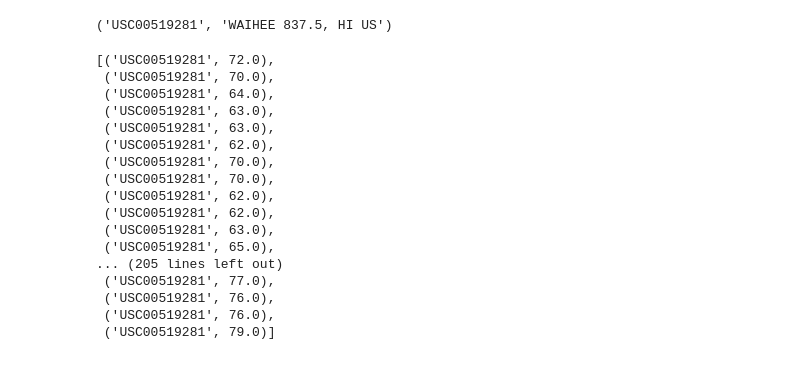
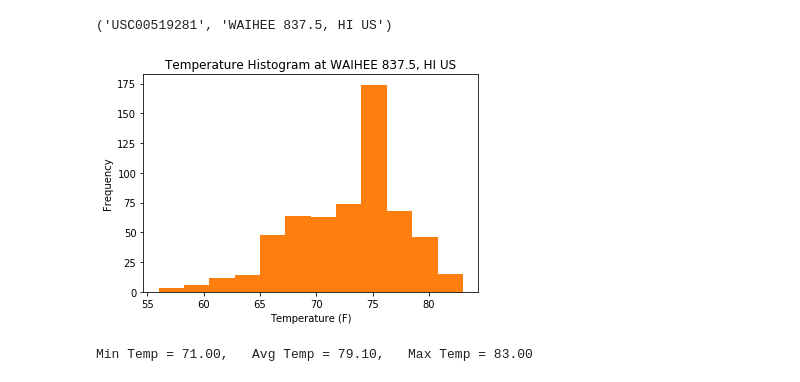
Before and after one commit to ptendolkar1/Advanced_Data_Storage_-_Retrieval_HW, a Jupyter notebook: climate_analysis1.ipynb, the cells around one changed output. Saved outputs shown, nothing was run; the diff lists cells and outputs as text; code cells hidden in the pictures.

Commit message:
more analysis problems solved

```diff
--- a/climate_analysis1.ipynb
+++ b/climate_analysis1.ipynb
@@ -131,29 +132,40 @@ max_stations_activity
 # %%
 # Query to retrieve the last 12 months of temperature observation data (tobs).
 
-# sel = [Stations.name, func.count(Measurements.tobs)]
-# tobs12_data = session.query(*sel).filter(func.strftime("%YY/%m/%d", Measurements.date) >= "2017/01/05").filter(Stations.station == 'USC00519281')
-#.group_by(func.strftime("%m", Measurements.date));
-#order_by(func.count(Measurements.tobs).desc()).all()
+tobs12_data = session.query(Measurements.station, Measurements.tobs).\
+filter(Measurements.station == max_stations_activity[0]).filter(func.strftime("%YY/%m/%d", Measurements.date)>= "2016-01-01").all()
 
-tobs12_data = session.query(Measurements.station, Measurements.tobs).\
-filter((Measurements.station == max_stations_activity[0]), func.strftime("%YY/%m/%d", Measurements.date) >= "2017/01/05").all()
-tobs12_data
+temps = [x[1] for x in tobs12_data]
+plt.hist(temps, bins=12)
+plt.xlabel("Temperature (F)")
+plt.ylabel("Frequency")
+plt.title("Temperature Histogram at %s" % (max_stations_activity[1]))
+plt.show()
 # %% [output]
-[('USC00519281', 72.0),
- ('USC00519281', 70.0),
- ('USC00519281', 64.0),
- ('USC00519281', 63.0),
- ('USC00519281', 63.0),
- ('USC00519281', 62.0),
- ('USC00519281', 70.0),
- ('USC00519281', 70.0),
- ('USC00519281', 62.0),
- ('USC00519281', 62.0),
- ('USC00519281', 63.0),
- ('USC00519281', 65.0),
-... (205 lines left out)
- ('USC00519281', 77.0),
- ('USC00519281', 76.0),
- ('USC00519281', 76.0),
- ('USC00519281', 79.0)]
+[figure, added]
+# %%
+# TEMPERATURE ANALYSIS
+
+# Write a function called `calc_temps` that will accept start date and end date in the format '%Y-%m-%d'
+# and return the minimum, average, and maximum temperatures for that range of dates
+
+def calc_temps(start_date, end_date):
+    """TMIN, TAVG, and TMAX for a list of dates.
+
+    Args:
+        start_date (string): A date string in the format %Y-%m-%d
+        end_date (string): A date string in the format %Y-%m-%d
+
+    Returns:
+        TMIN, TAVE, and TMAX
+    """
+
+    return session.query(func.min(Measurements.tobs), func.avg(Measurements.tobs), func.max(Measurements.tobs)).\
+        filter(Measurements.date >= start_date).filter(Measurements.date <= end_date).all()
+
+calc_temps_dict = calc_temps('2017-07-31', '2017-08-10')
+
+print("Min Temp = %2.2f,   Avg Temp = %2.2f,   Max Temp = %2.2f" \
+    % (calc_temps_dict[0][0], calc_temps_dict[0][1], calc_temps_dict[0][2]))
+# %% [output]
+Min Temp = 71.00,   Avg Temp = 79.10,   Max Temp = 83.00
```
Also changed, not shown: parts of 3 cells of this notebook.
